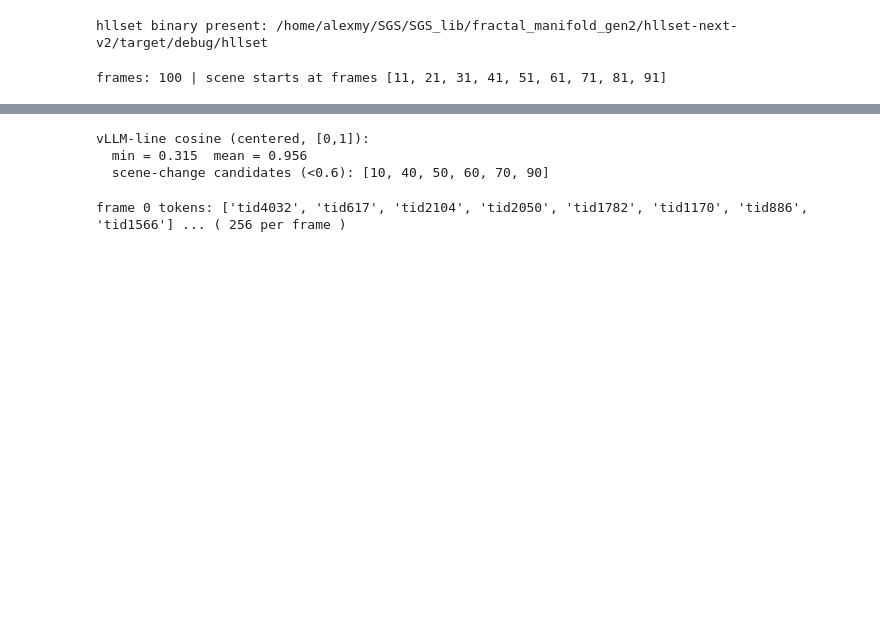
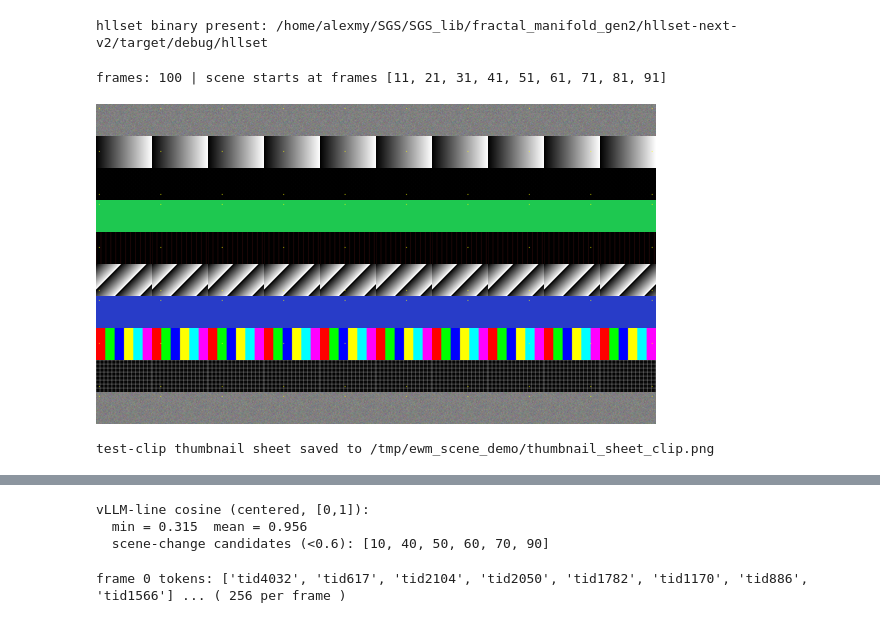
Before and after one commit to alexmy21/ewm-app-scene-analytics, a Jupyter notebook: notebooks/01_vllm_scene_change_hllset.ipynb, the cells around one changed output, grey strips where cells are left out. Drawn from its saved outputs; the diff is of its cells as text; code cells hidden in the pictures; blank space fills up the shorter version.

```diff
--- a/notebooks/01_vllm_scene_change_hllset.ipynb
+++ b/notebooks/01_vllm_scene_change_hllset.ipynb
@@ -140,6 +140,27 @@ TRUE_CUTS = list(range(11, 101, 10))   # first frame of each new scene
 print("frames:", len(frame_names), "| scene starts at frames", TRUE_CUTS)
 # %% [output]
 frames: 100 | scene starts at frames [11, 21, 31, 41, 51, 61, 71, 81, 91]
+# %%
+# ── 1b. Thumbnail sheet: the 100 frames of the test clip (10 x 10) ─────────
+from IPython.display import display
+
+def contact_sheet(frame_dir, names, out_png, cols=10, thumb=(56, 32)):
+    rows = int(np.ceil(len(names) / cols))
+    sheet = Image.new("RGB", (cols * thumb[0], rows * thumb[1]), (0, 0, 0))
+    for idx, name in enumerate(names):
+        im = Image.open(os.path.join(frame_dir, name)).convert("RGB").resize(thumb)
+        r, c = divmod(idx, cols)
+        sheet.paste(im, (c * thumb[0], r * thumb[1]))
+    sheet.save(out_png)
+    return sheet
+
+
+sheet_clip = contact_sheet(f"{WORK}/frames", frame_names, f"{WORK}/thumbnail_sheet_clip.png")
+display(sheet_clip)
+print("test-clip thumbnail sheet saved to", f"{WORK}/thumbnail_sheet_clip.png")
+# %% [output]
+[figure, added]
+test-clip thumbnail sheet saved to /tmp/ewm_scene_demo/thumbnail_sheet_clip.png
 # %%
 # ── 2. vLLM line: the DeepSeek-OCR vision tower (CLIP-L) ──────────────────
 from transformers import AutoModel
```
Also changed, not shown: parts of 3 cells of this notebook.
